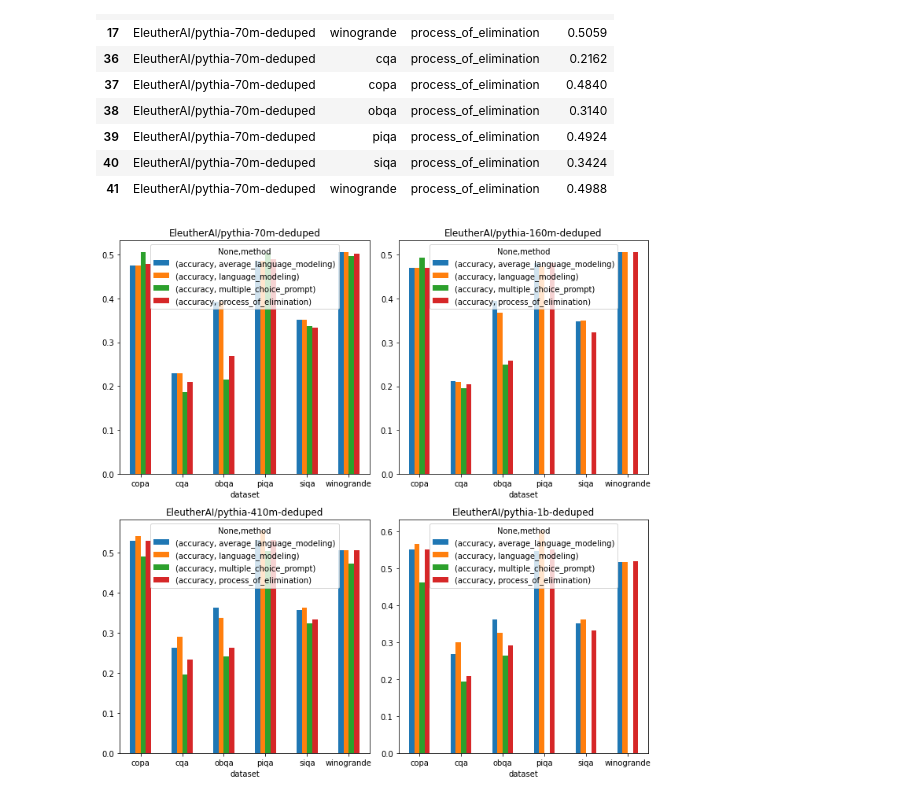
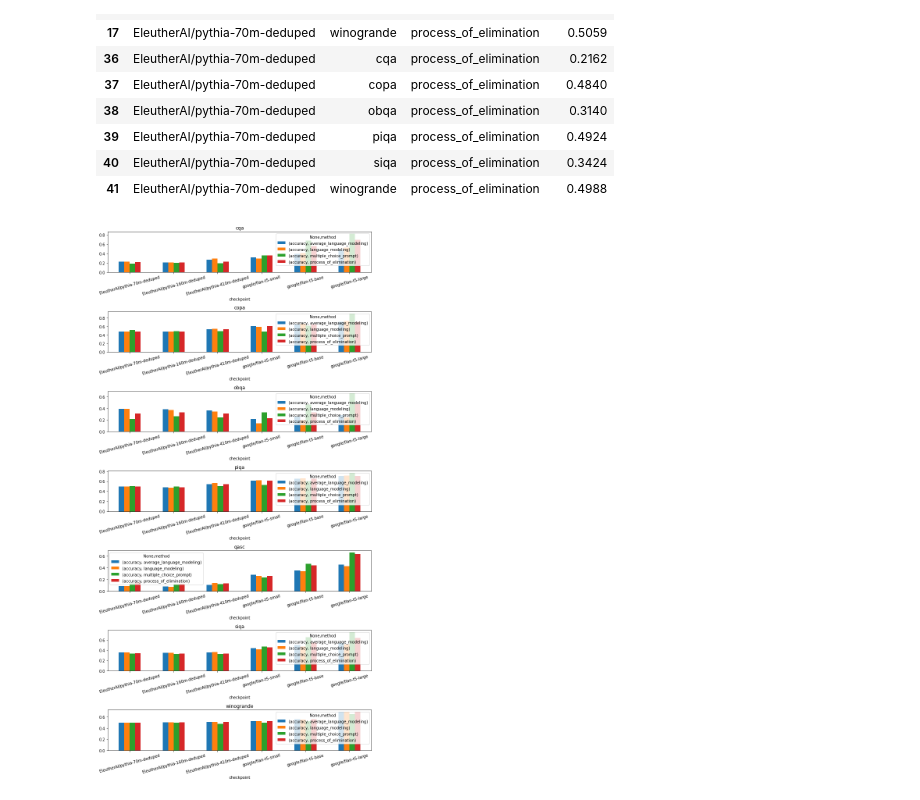
Before and after one commit to KasMasVan/csr_exp_resource_index, a Jupyter notebook: results/process.ipynb, the cells around one changed output. Drawn from its saved outputs; the diff is of its cells as text; code cells hidden in the pictures.

```diff
--- a/results/process.ipynb
+++ b/results/process.ipynb
@@ -44,23 +44,25 @@ pythia_df[(pythia_df["method"] == "process_of_elimination") & (pythia_df["checkp
 # %%
 # to do
 # 2. (optional) plot confidence interval
 # plot the results, grouped by dataset and method, with title and x/y labels
 # df_vis.groupby(["dataset", "method"]).mean().unstack().plot(kind="bar", rot=0, figsize=(10, 5))
 
-checkpoints = ["EleutherAI/pythia-70m-deduped", "EleutherAI/pythia-160m-deduped", "EleutherAI/pythia-410m-deduped", "EleutherAI/pythia-1b-deduped"]
-# creating subplots for four models
-fig, axes = plt.subplots(2, 2, figsize=(10, 10))
-for i, checkpoint in enumerate(checkpoints):
-    df_vis = df[df["checkpoint"] == checkpoint]
-    df_vis.groupby(["dataset", "method"]).mean().unstack().plot(kind="bar", rot=0, ax=axes[i//2][i%2], title=checkpoint)
-    plt.tight_layout()
-
-# fig, axes = plt.subplots(1, 3, figsize=(15, 5))
+# checkpoints = ["EleutherAI/pythia-70m-deduped", "EleutherAI/pythia-160m-deduped", "EleutherAI/pythia-410m-deduped", "EleutherAI/pythia-1b-deduped"]
+# # creating subplots for four models
+# fig, axes = plt.subplots(2, 2, figsize=(10, 10))
 # for i, checkpoint in enumerate(checkpoints):
 #     df_vis = df[df["checkpoint"] == checkpoint]
-#     df_vis.groupby(["dataset", "method"]).mean().unstack().plot(kind="bar", rot=0, ax=axes[i])
-#     axes[i].set_title(checkpoint)
-#     axes[i].set_xlabel("Dataset")
-#     axes[i].set_ylabel("Accuracy")
+#     df_vis.groupby(["dataset", "method"]).mean().unstack().plot(kind="bar", rot=0, ax=axes[i//2][i%2], title=checkpoint)
+#     plt.tight_layout()
+
+datasets = ['cqa', 'copa', 'obqa', 'piqa', 'qasc', 'siqa', 'winogrande']
+# create subplots for seven datasets
+fig, axes = plt.subplots(7, 1, figsize=(10, 20))
+for i, dataset in enumerate(datasets):
+    df_vis = df[df["dataset"] == dataset]
+    model_order = ["EleutherAI/pythia-70m-deduped", "EleutherAI/pythia-160m-deduped", "EleutherAI/pythia-410m-deduped", "google/flan-t5-small", "google/flan-t5-base", "google/flan-t5-large" ]
+    df_vis = df_vis.groupby(["checkpoint", "method"]).mean().unstack().reindex(model_order)
+    df_vis.plot(kind="bar", rot=15, ax=axes[i], title=dataset)
+    plt.tight_layout()
 # %% [output]
-[figure, old version]
+[figure, new version]
```
Also changed, not shown: parts of 1 cell of this notebook, 2 other files.
